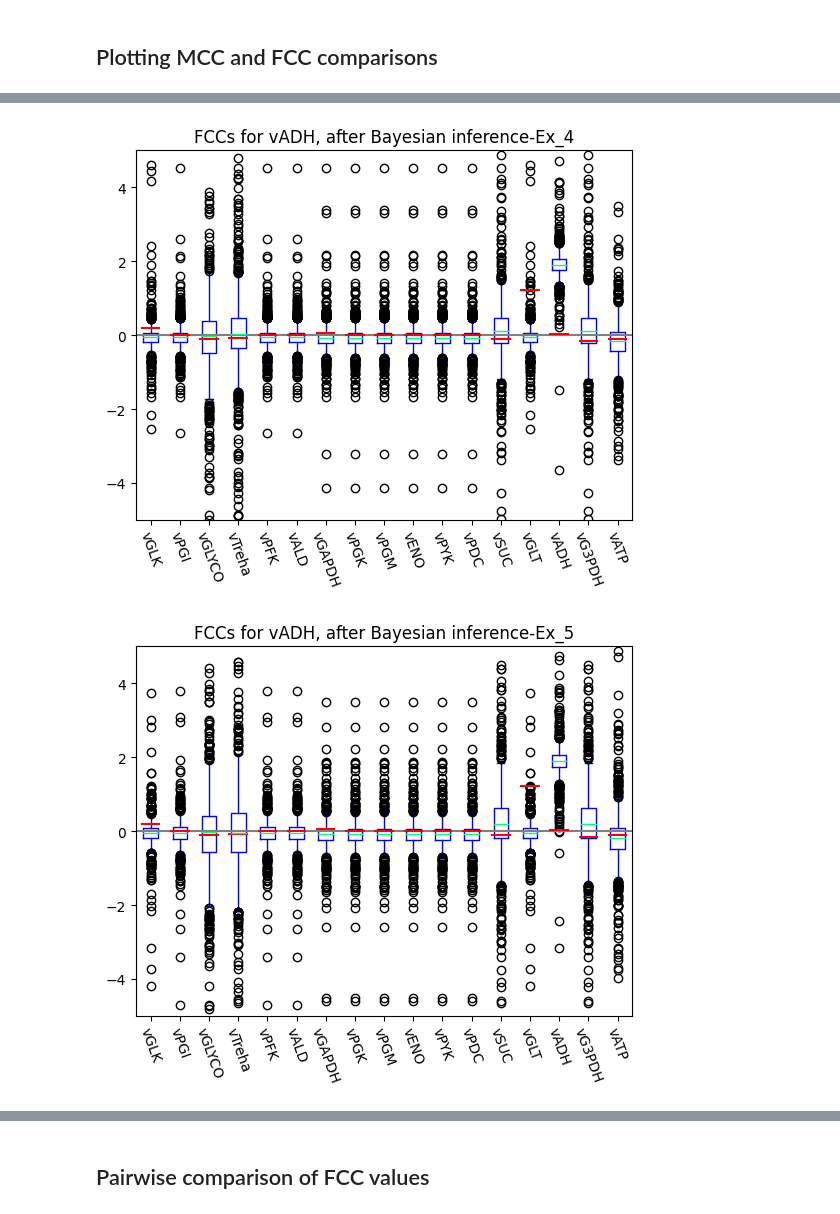
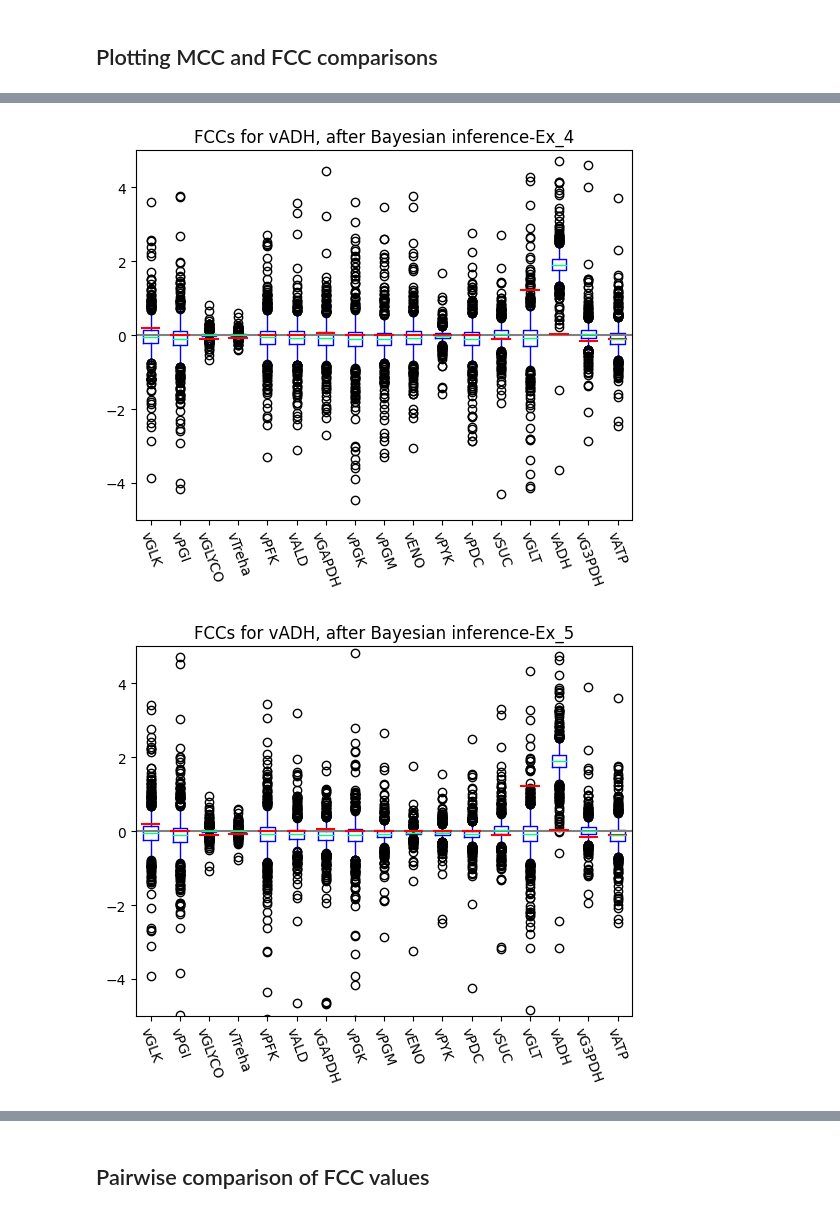
Before and after one commit to sys-bio/BMCA-pipeline, a Jupyter notebook: notebooks/omitted_data/omitIntMet_v.ipynb, the cells around one changed output, grey strips where cells are left out. Cells and saved outputs as stored; diff of their text form; code cells hidden in the pictures.

```diff
--- a/notebooks/omitted_data/omitIntMet_v.ipynb
+++ b/notebooks/omitted_data/omitIntMet_v.ipynb
@@ -262,7 +262,7 @@ def estimate_CCs(BMCA_obj, Ex):
 for i, bmca in enumerate(all_BIOMD64):
     postCCC, postFCC = estimate_CCs(bmca, all_Exs[i])
     ADH_idx = r.getReactionIds().index('vADH')
-    ADH_FCCs = pd.DataFrame(postFCC[:,:, ADH_idx], columns=r.getReactionIds())
+    ADH_FCCs = pd.DataFrame(postFCC[:,ADH_idx,:], columns=r.getReactionIds())
 
     ADH_FCCs.plot(kind='box', colormap='winter')
     plt.title(f'FCCs for vADH, after Bayesian inference-Ex_{i}')
@@ -284,5 +284,5 @@ for i, bmca in enumerate(all_BIOMD64):
-[figure, old version]
+[figure, new version]
-[figure, old version]
+[figure, new version]
 # %%
 def plot_pairwise_FCCs(yield_enzyme):
     fig = plt.figure()
```
Also changed, not shown: parts of 1 cell of this notebook, 2 other files.
